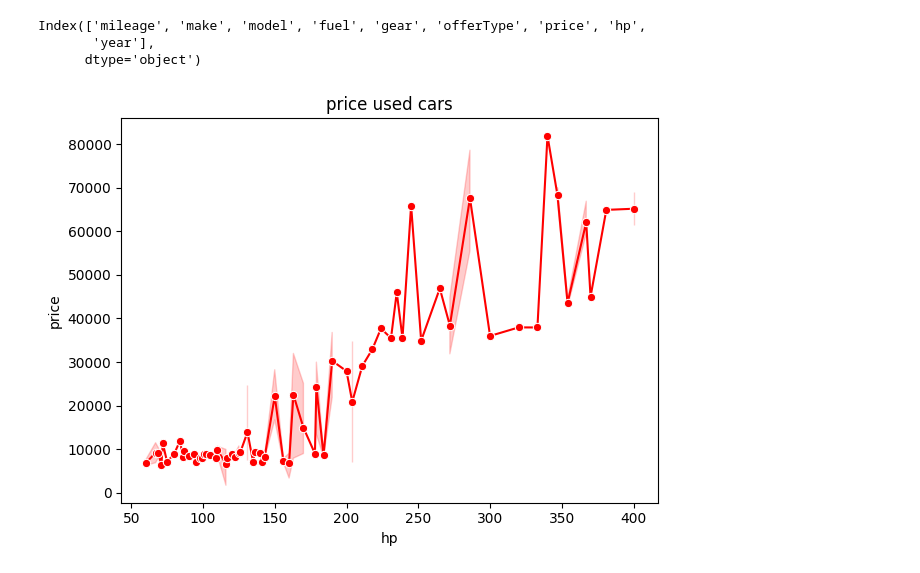
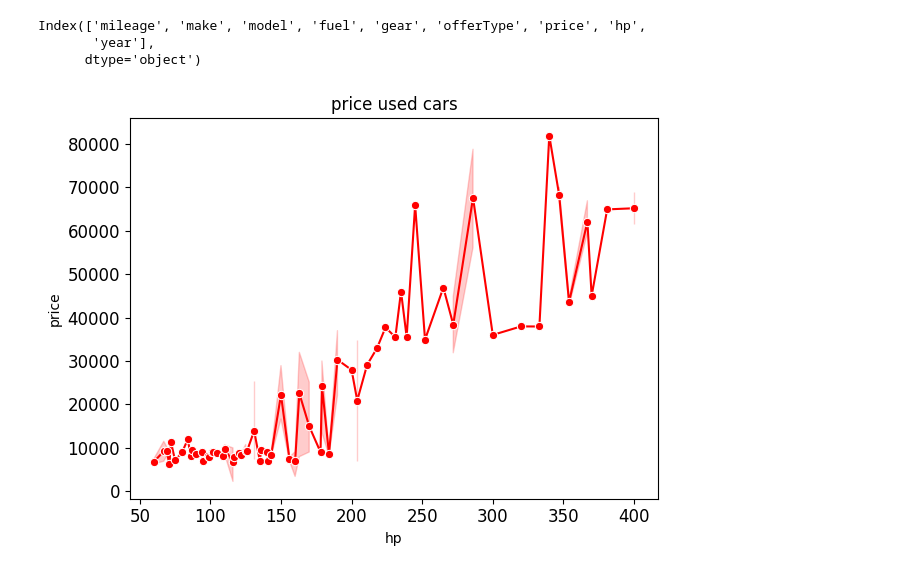
Before and after one commit to AbdallhOmran/Used-car-prices, a Jupyter notebook: index.ipynb, the cells around one changed output. Cells and saved outputs as stored; diff of their text form; code cells hidden in the pictures.

```diff
--- a/index.ipynb
+++ b/index.ipynb
@@ -119,11 +119,13 @@ df["year"] = df["year"].astype(int)
 # %%
 sns.lineplot(data=df, x="hp", y="price", marker='o', color='red')
 sns.lineplot()
 plt.title("price used cars")
 plt.xlabel('hp')
 plt.ylabel('price')
+plt.xticks(fontsize=12)
+plt.yticks(fontsize=12)
 plt.tight_layout()
 plt.show()
 # %% [output]
-[figure, old version]
+[figure, new version]
 # %%
```
Also changed, not shown: parts of 4 cells of this notebook.
